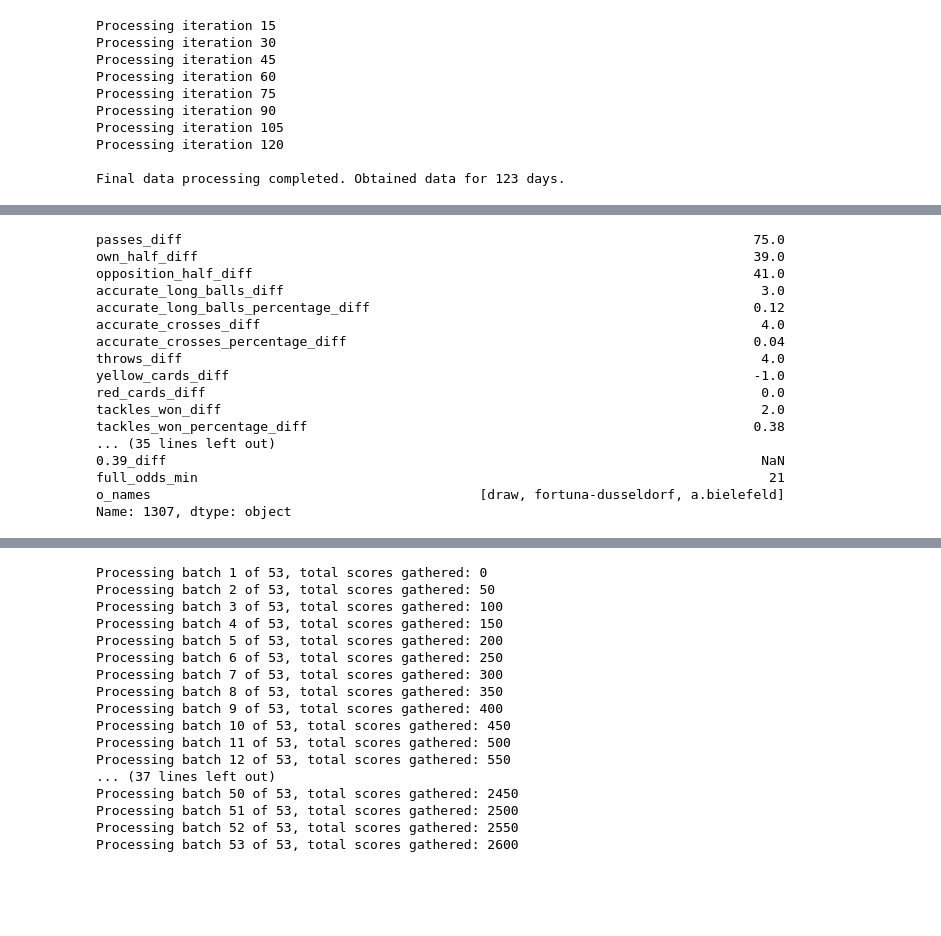
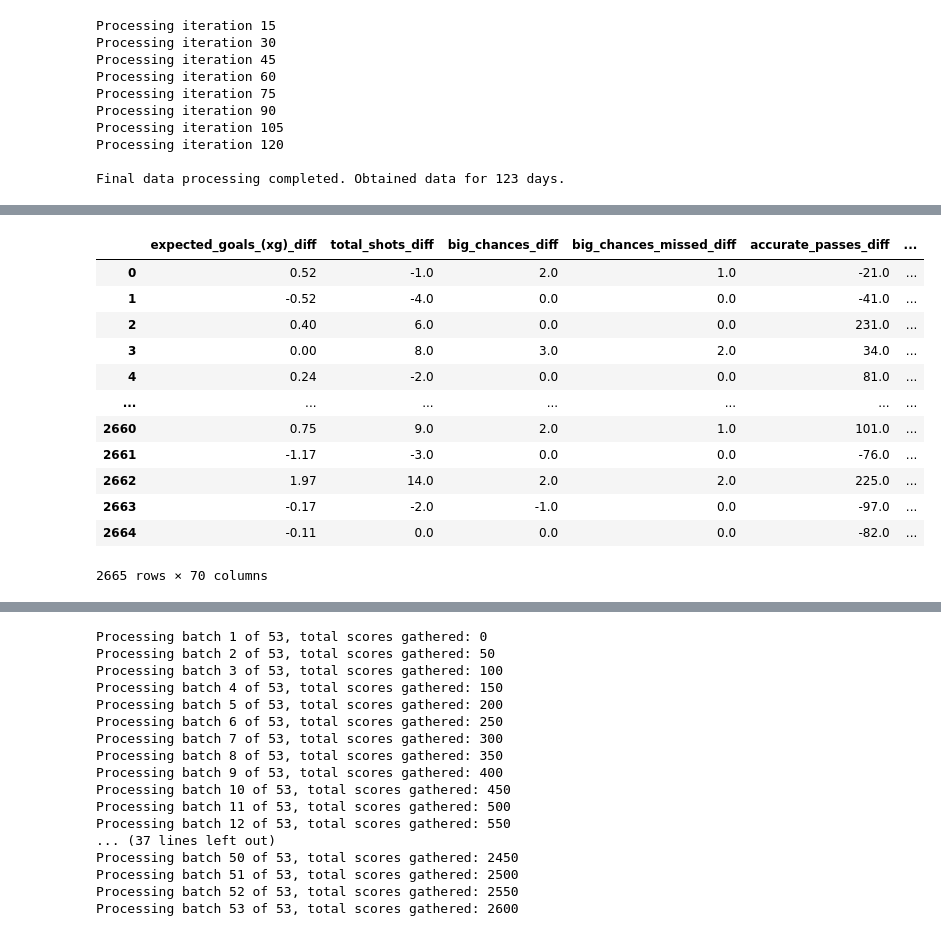
Before and after one commit to ido-tzhori/halftime_bets, a Jupyter notebook: ml_df_2.0.ipynb, the cells around one changed output, grey strips where cells are left out. Cells and saved outputs as stored; diff of their text form; code cells hidden in the pictures; blank space fills up the shorter version.

```diff
--- a/ml_df_2.0.ipynb
+++ b/ml_df_2.0.ipynb
@@ -305,23 +287,19 @@ Name: 1307, dtype: object
-# %%
-df.iloc[1307][-50:]
-# %% [output]
-passes_diff                                                                         75.0
-own_half_diff                                                                       39.0
-opposition_half_diff                                                                41.0
-accurate_long_balls_diff                                                             3.0
-accurate_long_balls_percentage_diff                                                 0.12
-accurate_crosses_diff                                                                4.0
-accurate_crosses_percentage_diff                                                    0.04
-throws_diff                                                                          4.0
-yellow_cards_diff                                                                   -1.0
-red_cards_diff                                                                       0.0
-tackles_won_diff                                                                     2.0
-tackles_won_percentage_diff                                                         0.38
-... (35 lines left out)
-0.39_diff                                                                            NaN
-full_odds_min                                                                         21
-o_names                                          [draw, fortuna-dusseldorf, a.bielefeld]
-Name: 1307, dtype: object
+# %%
+df
+# %% [output]
+|  | expected_goals_(xg)_diff | total_shots_diff | big_chances_diff | big_chances_missed_diff | accurate_passes_diff | ... |
+| 0 | 0.52 | -1.0 | 2.0 | 1.0 | -21.0 | ... |
+| 1 | -0.52 | -4.0 | 0.0 | 0.0 | -41.0 | ... |
+| 2 | 0.40 | 6.0 | 0.0 | 0.0 | 231.0 | ... |
+| 3 | 0.00 | 8.0 | 3.0 | 2.0 | 34.0 | ... |
+| 4 | 0.24 | -2.0 | 0.0 | 0.0 | 81.0 | ... |
+| ... | ... | ... | ... | ... | ... | ... |
+| 2660 | 0.75 | 9.0 | 2.0 | 1.0 | 101.0 | ... |
+| 2661 | -1.17 | -3.0 | 0.0 | 0.0 | -76.0 | ... |
+| 2662 | 1.97 | 14.0 | 2.0 | 2.0 | 225.0 | ... |
+| 2663 | -0.17 | -2.0 | -1.0 | 0.0 | -97.0 | ... |
+| 2664 | -0.11 | 0.0 | 0.0 | 0.0 | -82.0 | ... |
+2665 rows × 70 columns
 # %%
 test = df[['url','odds_url']]
 test['url'] = test['url'].apply(lambda x: x.split('/')[-1])
```
Also changed, not shown: parts of 10 cells of this notebook, 1 other file.
